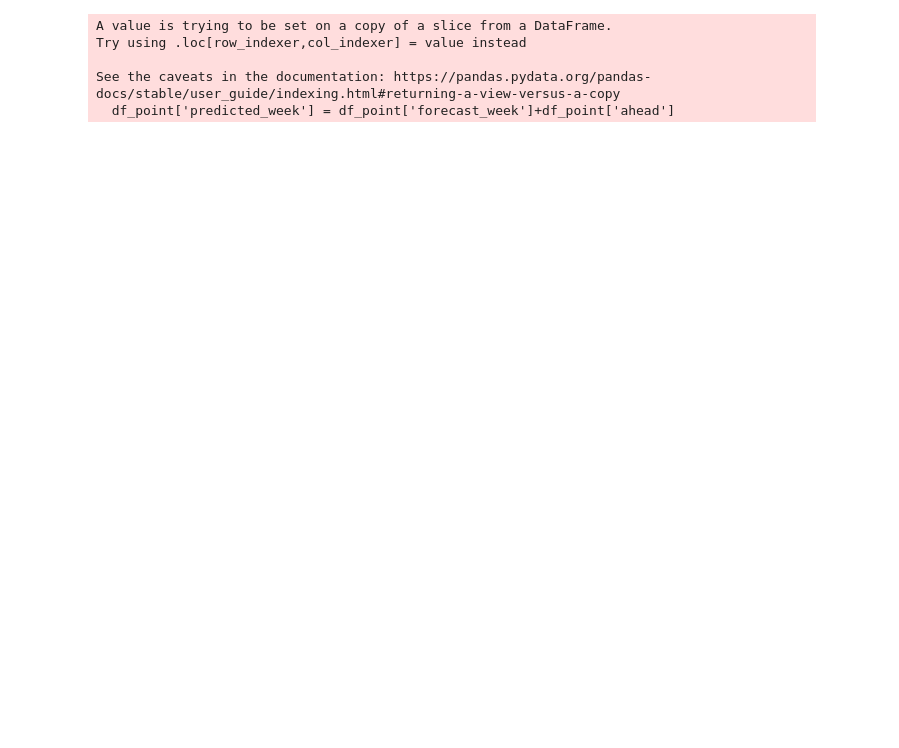
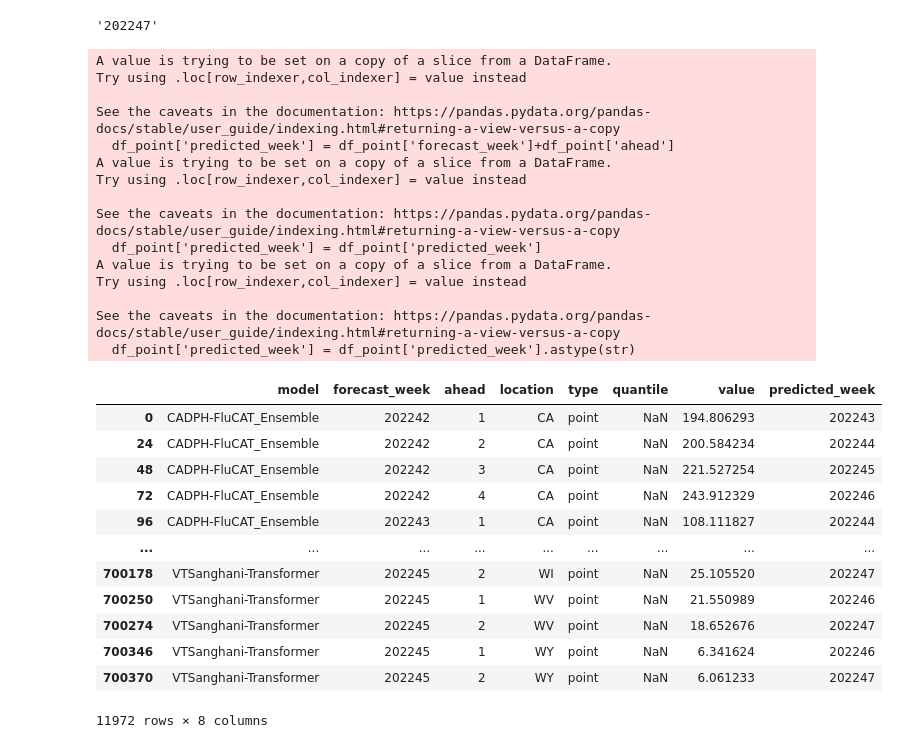
Before and after one commit to AdityaLab/Flusight-forecast-data, a Jupyter notebook: plot_scores.ipynb, the cells around one changed output. Saved outputs shown, nothing was run; the diff lists cells and outputs as text; code cells hidden in the pictures; blank space fills up the shorter version.

```diff
--- a/plot_scores.ipynb
+++ b/plot_scores.ipynb
@@ -10,4 +10,5 @@ import matplotlib.pyplot as plt
 import math
 # %%
 # ground truth
-df_ground_truth = pd.read_csv('ground_truth.csv')
+df_ground_truth = pd.read_csv("./data-truth/truth-incident Hospitalizations.csv")
+df_ground_truth
@@ -42,15 +129,43 @@ df_quant = df_final[df_final['type']=='quantile']
 # %%
 weeks = np.array(df_point['forecast_week'].drop_duplicates())
 max_week = df_grnd['predicted_week'].max()
+max_week
+# %% [output]
+'202247'
 # %%
 df_point['predicted_week'] = df_point['forecast_week']+df_point['ahead']
 
 # Have ground truth only till week 10
-
+df_point['predicted_week'] = df_point['predicted_week']
+df_point['predicted_week'] = df_point['predicted_week'].astype(str)
 df_point = df_point[df_point['predicted_week']<=max_week]
+df_point
 # %% [output]
 A value is trying to be set on a copy of a slice from a DataFrame.
 Try using .loc[row_indexer,col_indexer] = value instead
 
 See the caveats in the documentation: https://pandas.pydata.org/pandas-docs/stable/user_guide/indexing.html#returning-a-view-versus-a-copy
   df_point['predicted_week'] = df_point['forecast_week']+df_point['ahead']
+A value is trying to be set on a copy of a slice from a DataFrame.
+Try using .loc[row_indexer,col_indexer] = value instead
+
+See the caveats in the documentation: https://pandas.pydata.org/pandas-docs/stable/user_guide/indexing.html#returning-a-view-versus-a-copy
+  df_point['predicted_week'] = df_point['predicted_week']
+A value is trying to be set on a copy of a slice from a DataFrame.
+Try using .loc[row_indexer,col_indexer] = value instead
+
+See the caveats in the documentation: https://pandas.pydata.org/pandas-docs/stable/user_guide/indexing.html#returning-a-view-versus-a-copy
+  df_point['predicted_week'] = df_point['predicted_week'].astype(str)
+|  | model | forecast_week | ahead | location | type | quantile | value | predicted_week |
+| 0 | CADPH-FluCAT_Ensemble | 202242 | 1 | CA | point | NaN | 194.806293 | 202243 |
+| 24 | CADPH-FluCAT_Ensemble | 202242 | 2 | CA | point | NaN | 200.584234 | 202244 |
+| 48 | CADPH-FluCAT_Ensemble | 202242 | 3 | CA | point | NaN | 221.527254 | 202245 |
+| 72 | CADPH-FluCAT_Ensemble | 202242 | 4 | CA | point | NaN | 243.912329 | 202246 |
+| 96 | CADPH-FluCAT_Ensemble | 202243 | 1 | CA | point | NaN | 108.111827 | 202244 |
+| ... | ... | ... | ... | ... | ... | ... | ... | ... |
+| 700178 | VTSanghani-Transformer | 202245 | 2 | WI | point | NaN | 25.105520 | 202247 |
+| 700250 | VTSanghani-Transformer | 202245 | 1 | WV | point | NaN | 21.550989 | 202246 |
+| 700274 | VTSanghani-Transformer | 202245 | 2 | WV | point | NaN | 18.652676 | 202247 |
+| 700346 | VTSanghani-Transformer | 202245 | 1 | WY | point | NaN | 6.341624 | 202246 |
+| 700370 | VTSanghani-Transformer | 202245 | 2 | WY | point | NaN | 6.061233 | 202247 |
+11972 rows × 8 columns
```
Also changed, not shown: parts of 18 cells of this notebook, 7 other files.
